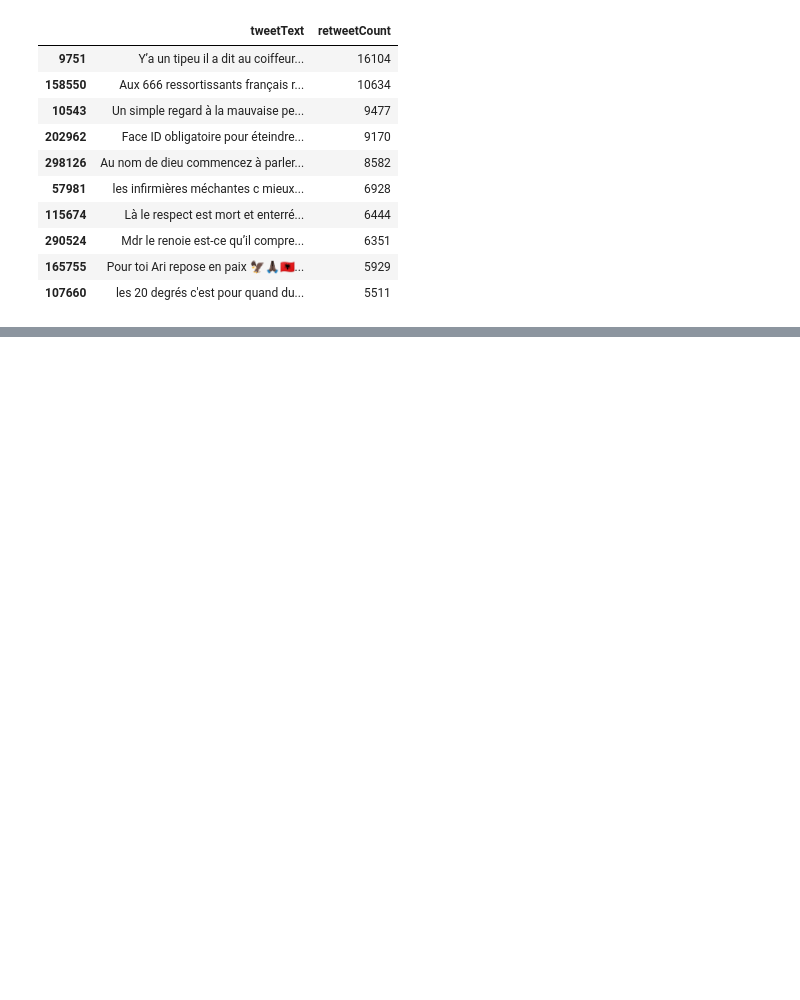
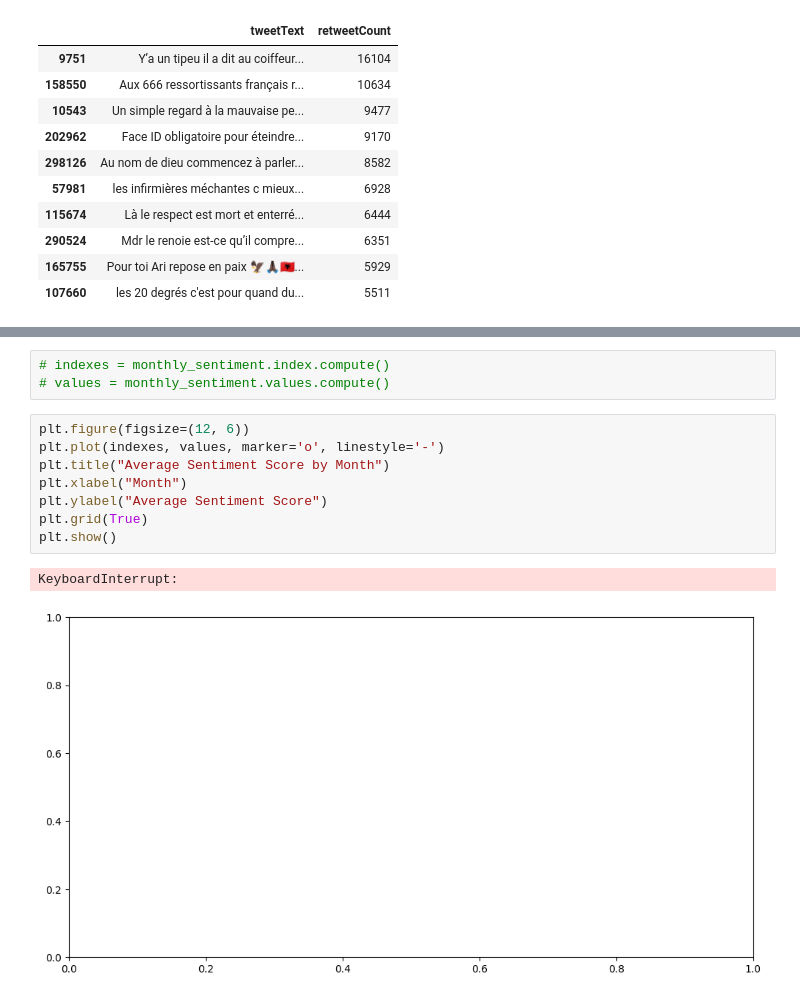
Before and after one commit to itsazzaosman/twitter-discourse-mali, a Jupyter notebook: mbdproject.ipynb, the cells around one changed output, grey strips where cells are left out. Drawn from its saved outputs; the diff is of its cells as text; blank space fills up the shorter version.

Commit message:
Sentiment Analysis

```diff
--- a/mbdproject.ipynb
+++ b/mbdproject.ipynb
@@ -151,0 +300,14 @@ Top 10 Most Retweeted Tweets:
+# %%
+# indexes = monthly_sentiment.index.compute()
+# values = monthly_sentiment.values.compute()
+# %%
+plt.figure(figsize=(12, 6))
+plt.plot(indexes, values, marker='o', linestyle='-')
+plt.title("Average Sentiment Score by Month")
+plt.xlabel("Month")
+plt.ylabel("Average Sentiment Score")
+plt.grid(True)
+plt.show()
+# %% [output]
+KeyboardInterrupt:
+[figure, added]
```
Also changed, not shown: parts of 13 cells of this notebook.
